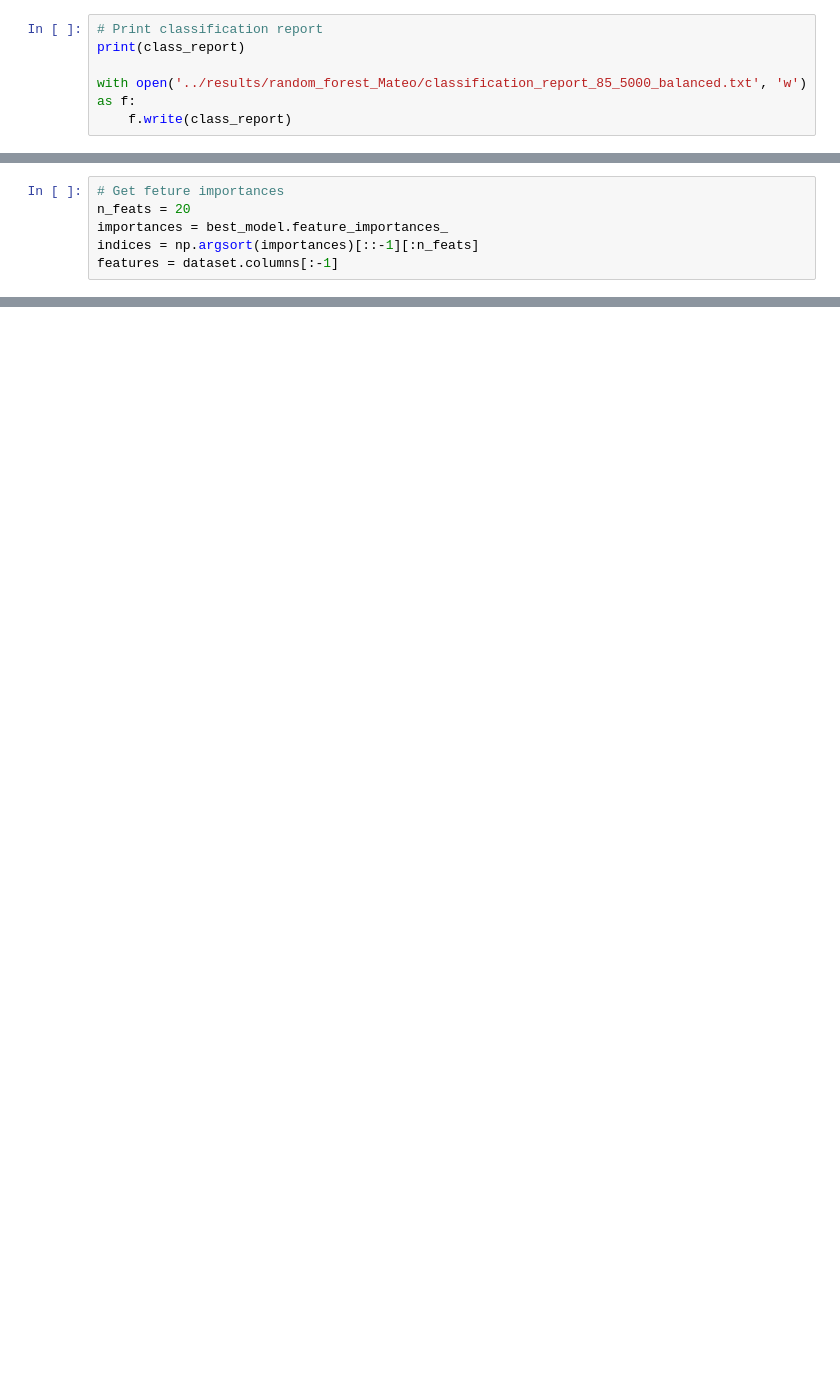
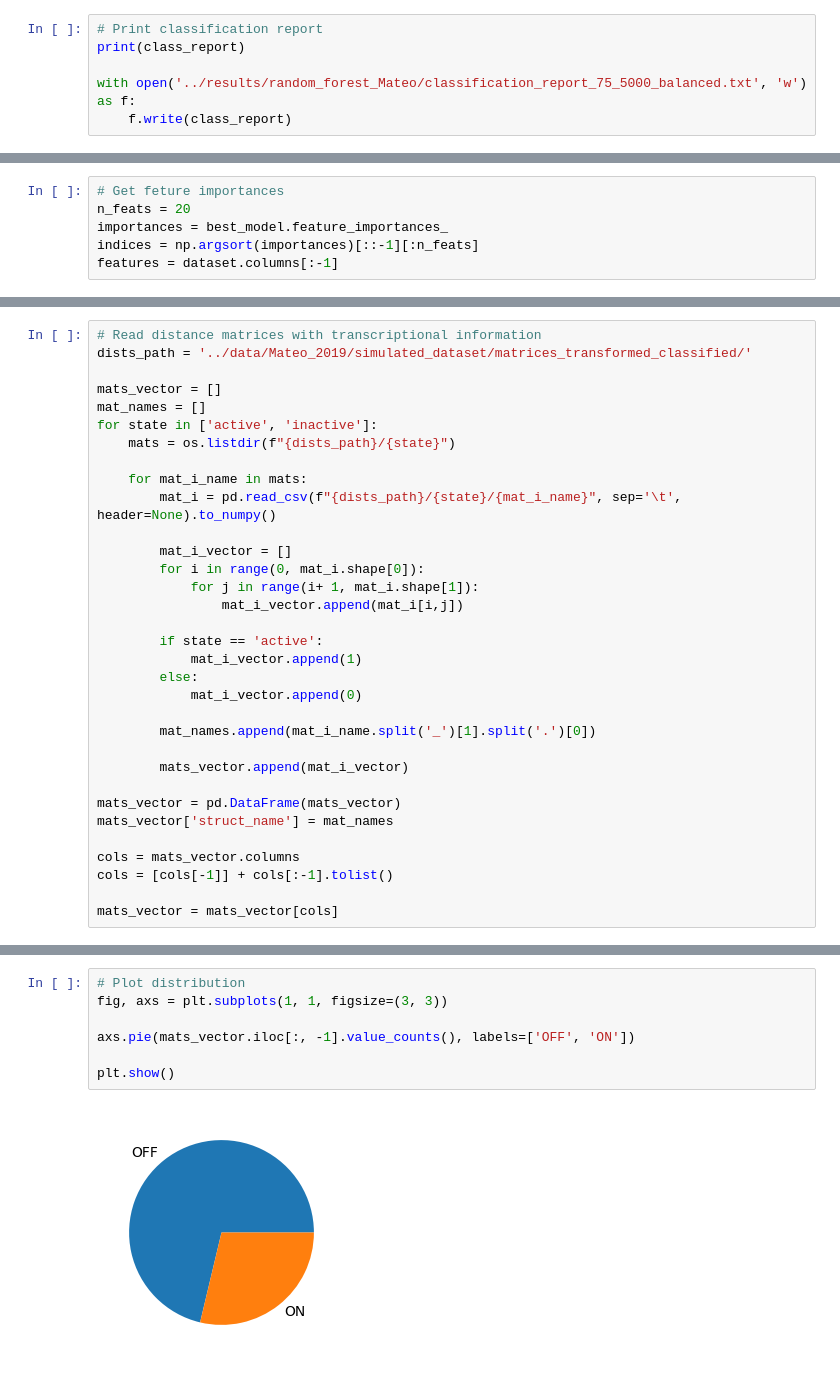
Before and after one commit to manuelfmerino/expression_prediction_AI, a Jupyter notebook: train_random_forest_Mateo.ipynb, the cells around one changed output, grey strips where cells are left out. Saved outputs shown, nothing was run; the diff lists cells and outputs as text; blank space fills up the shorter version.

```diff
--- a/train_random_forest_Mateo.ipynb
+++ b/train_random_forest_Mateo.ipynb
@@ -185,7 +213,7 @@ auc_train = roc_auc_score(y_train, y_pred_train_scores)
 # Print classification report
 print(class_report)
 
-with open('../results/random_forest_Mateo/classification_report_85_5000_balanced.txt', 'w') as f:
+with open('../results/random_forest_Mateo/classification_report_75_5000_balanced.txt', 'w') as f:
     f.write(class_report)
 # %% [output]
               precision    recall  f1-score   support
@@ -251,0 +315,33 @@ plt.savefig('../results/random_forest_Mateo/feature_importance_85_5000_balanced.
+# %%
+# Read distance matrices with transcriptional information
+dists_path = '../data/Mateo_2019/simulated_dataset/matrices_transformed_classified/'
+
+mats_vector = []
+mat_names = []
+for state in ['active', 'inactive']:
+    mats = os.listdir(f"{dists_path}/{state}")
+
+    for mat_i_name in mats:
+        mat_i = pd.read_csv(f"{dists_path}/{state}/{mat_i_name}", sep='\t', header=None).to_numpy()
+
+        mat_i_vector = []
+        for i in range(0, mat_i.shape[0]):
+            for j in range(i+ 1, mat_i.shape[1]):
+                mat_i_vector.append(mat_i[i,j])
+
+        if state == 'active':
+            mat_i_vector.append(1)
+        else:
+            mat_i_vector.append(0)
+
+        mat_names.append(mat_i_name.split('_')[1].split('.')[0])
+
+        mats_vector.append(mat_i_vector)
+
+mats_vector = pd.DataFrame(mats_vector)
+mats_vector['struct_name'] = mat_names
+
+cols = mats_vector.columns
+cols = [cols[-1]] + cols[:-1].tolist()
+
+mats_vector = mats_vector[cols]
@@ -251,0 +366,9 @@ plt.savefig('../results/random_forest_Mateo/feature_importance_85_5000_balanced.
+# %%
+# Plot distribution
+fig, axs = plt.subplots(1, 1, figsize=(3, 3))
+
+axs.pie(mats_vector.iloc[:, -1].value_counts(), labels=['OFF', 'ON'])
+
+plt.show()
+# %% [output]
+[figure, added]
```
Also changed, not shown: parts of 44 cells of this notebook, 3 other files.
